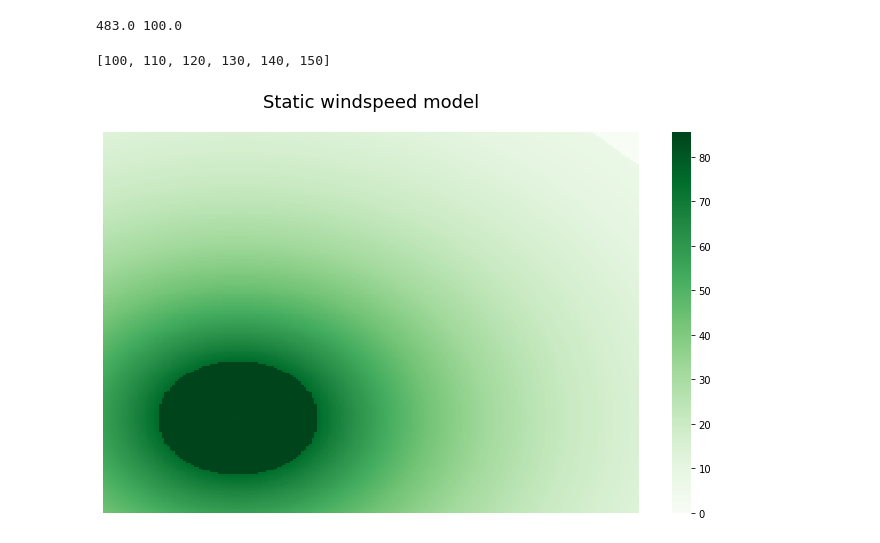
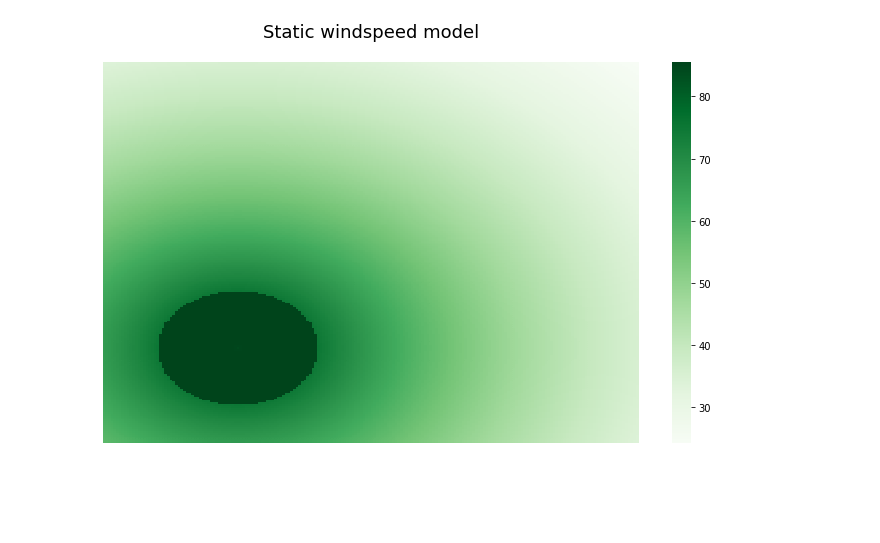
Before and after one commit to abodh/SummerInternship2021WSU, a Jupyter notebook: Basic_Math_Model_of_Hurricane_winds.ipynb, the cells around one changed output. Cells and saved outputs as stored; diff of their text form; code cells hidden in the pictures; blank space fills up the shorter version.

```diff
--- a/Basic_Math_Model_of_Hurricane_winds.ipynb
+++ b/Basic_Math_Model_of_Hurricane_winds.ipynb
@@ -11,15 +11,15 @@ import matplotlib.pyplot as plt
 K = 1.14
 B = 10
 r_mw = 30
-r_s = 200
+r_s = 400
 w_m = 75
-longi = 1
+psi = (1/r_mw)*math.log(K/(K-1))
 E = K*w_m
 # %%
 # Piecewise Mathematical equation 'W(x)' for windspeed with respect to distance from hurricane eye
 def w(dist):
   if dist>= 0 and dist<30:
-    ans = (E)*1-math.exp(-longi*dist)
+    ans = (E)*1-math.exp(-psi*dist)
   if dist>=r_mw and dist<=r_s:
     ans = w_m*math.exp(-(np.log(B)/(r_s-r_mw))*(dist-r_mw))
   if dist>r_s:
@@ -54,8 +54,6 @@ def vector_shift(angle, magnitude, rads_bool, c_xval, c_yval):
   return(c_xval,c_yval)
 
   # def timestep_2hr(orig_x, orig_y, hurrpath
-# %% [output]
-483.0 100.0
 # %%
 # take positions on hurricane track as a list of x and y points
 xcenters = [100,110,120,130,140,150]
@@ -70,27 +68,25 @@ def Timestep(xcenters,ycenters):
     name = 'TS' + str(i)
     Timestep[name] = staticmodel(xcenters[i],ycenters[i])
   return Timestep
-# %% [output]
-[100, 110, 120, 130, 140, 150]
 # %%
 #@title create/access timestep { run: "auto" }
-step = 5 #@param {type:"slider", min:0, max:5, step:1}
+step = 0 #@param {type:"slider", min:0, max:5, step:1}
 TS = 'TS' + str(step)
 model=Timestep(xcenters, ycenters)
 df = model[TS]
 
 fig, ax = plt.subplots(figsize=(12,7))
 title = "Static windspeed model"
 plt.title(title, fontsize=18)
 ttl = ax.title
 ttl.set_position([.5,1.05])
 ax.set_xticks([])
 ax.set_yticks([])
 ax.axis('off')
 sns.heatmap(df, annot=False, cmap='Greens', linewidths=0.0, ax=ax)
 plt.show()
 # %% [output]
-[figure, old version]
+[figure, new version]
 # %%
 # establish y & x values for hurricane eye
 c_xval = 5
```
Also changed, not shown: parts of 2 cells of this notebook.
